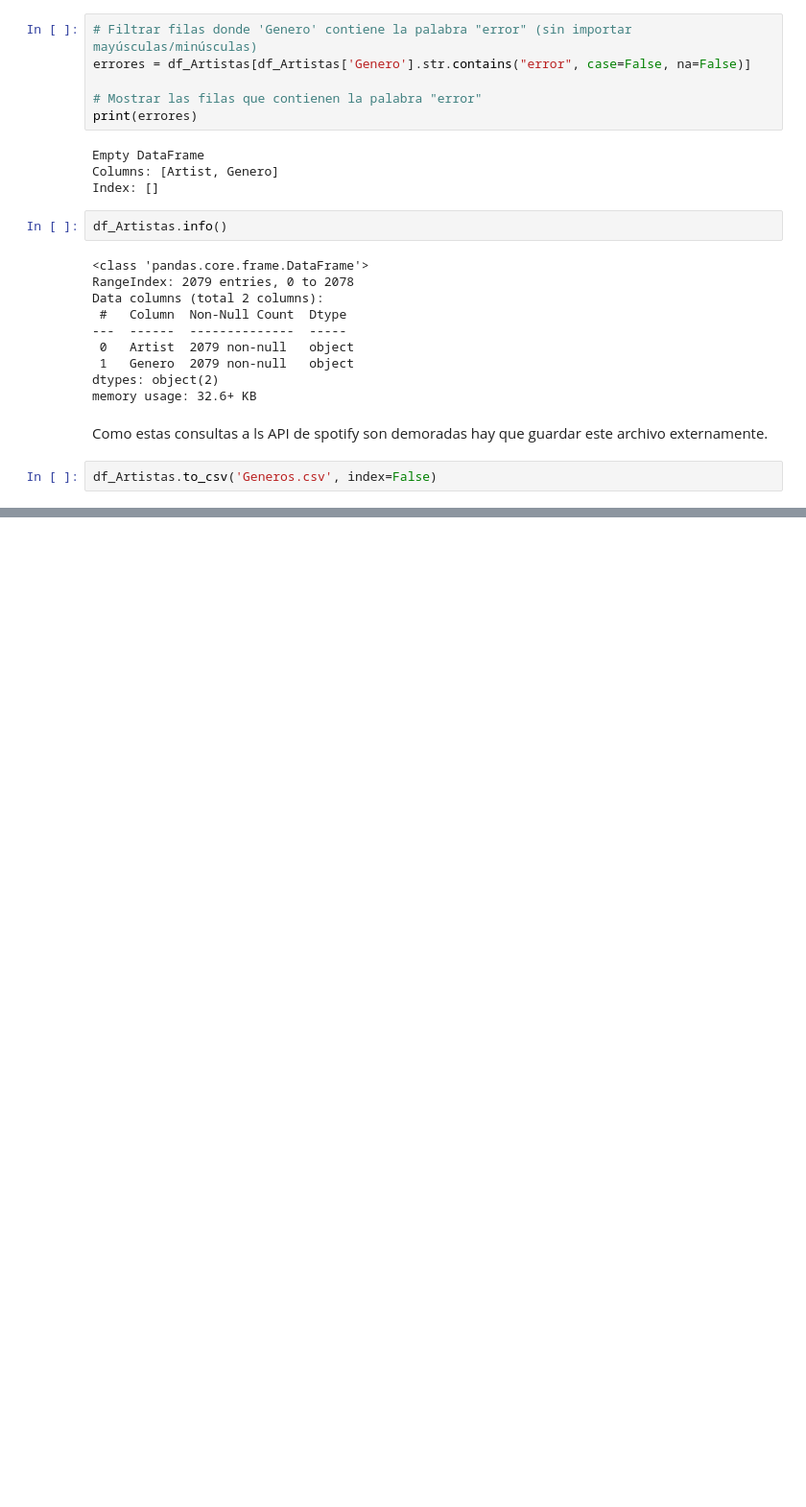
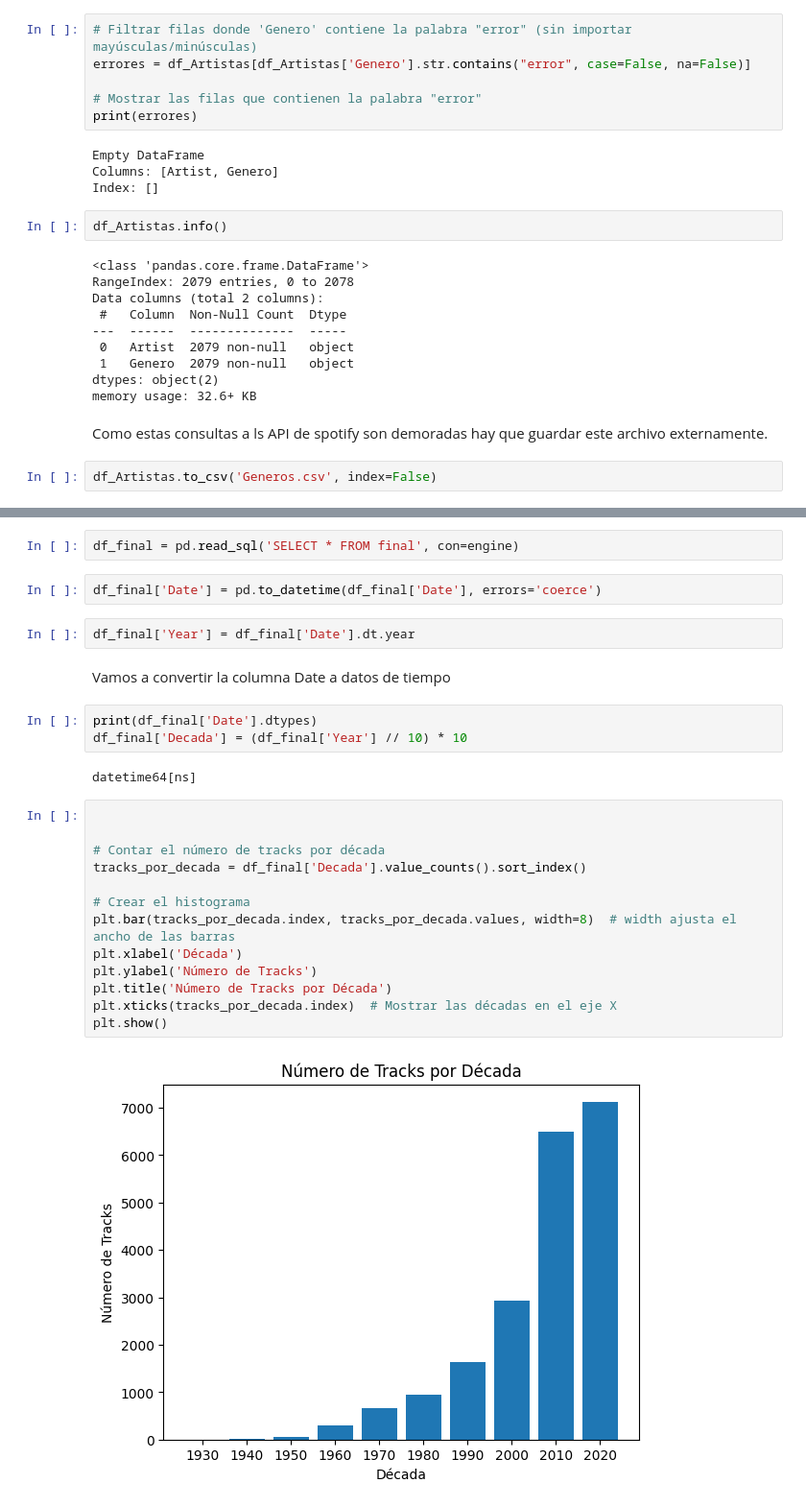
Before and after one commit to jjmoras1/DS2_Preentrega01, a Jupyter notebook: 01_Preparacion_Data.ipynb, the cells around one changed output, grey strips where cells are left out. Shown: that part at 96% size. Cells and saved outputs as stored; diff of their text form; blank space fills up the shorter version.

```diff
--- a/01_Preparacion_Data.ipynb
+++ b/01_Preparacion_Data.ipynb
@@ -307,0 +330,28 @@ df_Artistas.to_csv('Generos.csv', index=False)
+# %%
+df_final = pd.read_sql('SELECT * FROM final', con=engine)
+# %%
+df_final['Date'] = pd.to_datetime(df_final['Date'], errors='coerce')
+# %%
+df_final['Year'] = df_final['Date'].dt.year
+# %% [markdown]
+Vamos a convertir la columna Date a datos de tiempo
+# %%
+print(df_final['Date'].dtypes)
+df_final['Decada'] = (df_final['Year'] // 10) * 10
+# %% [output]
+datetime64[ns]
+# %%
+
+
+# Contar el número de tracks por década
+tracks_por_decada = df_final['Decada'].value_counts().sort_index()
+
+# Crear el histograma
+plt.bar(tracks_por_decada.index, tracks_por_decada.values, width=8)  # width ajusta el ancho de las barras
+plt.xlabel('Década')
+plt.ylabel('Número de Tracks')
+plt.title('Número de Tracks por Década')
+plt.xticks(tracks_por_decada.index)  # Mostrar las décadas en el eje X
+plt.show()
+# %% [output]
+[figure, added]
```
Also changed, not shown: parts of 37 cells of this notebook, 1 other file.
